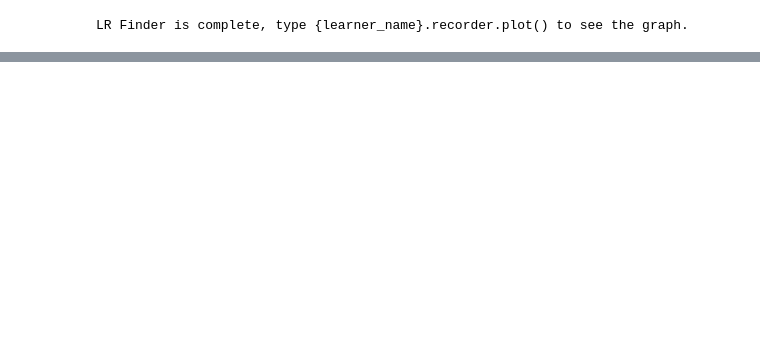
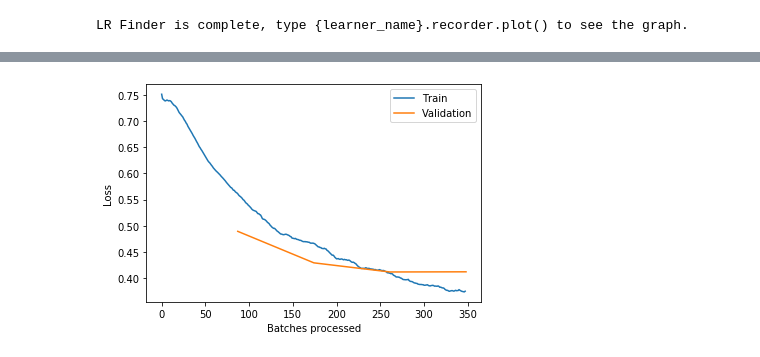
Before and after one commit to handsomekiwi/AbstractCompetition, a Jupyter notebook: Abstract Classification Tutorial/bertviz_repo/Abstract_classification_bert_fast_ai.ipynb, the cells around one changed output, grey strips where cells are left out. Drawn from its saved outputs; the diff is of its cells as text; code cells hidden in the pictures; blank space fills up the shorter version.

```diff
--- a/Abstract Classification Tutorial/bertviz_repo/Abstract_classification_bert_fast_ai.ipynb
+++ b/Abstract Classification Tutorial/bertviz_repo/Abstract_classification_bert_fast_ai.ipynb
@@ -329,3 +330,7 @@ learner.fit_one_cycle(4, max_lr=config.max_lr)
+# %%
+learner.recorder.plot_losses()
+# %% [output]
+[figure, added]
 # %%
 def get_preds_as_nparray(ds_type) -> np.ndarray:
     """
```
Also changed, not shown: parts of 14 cells of this notebook, 3 other files.
